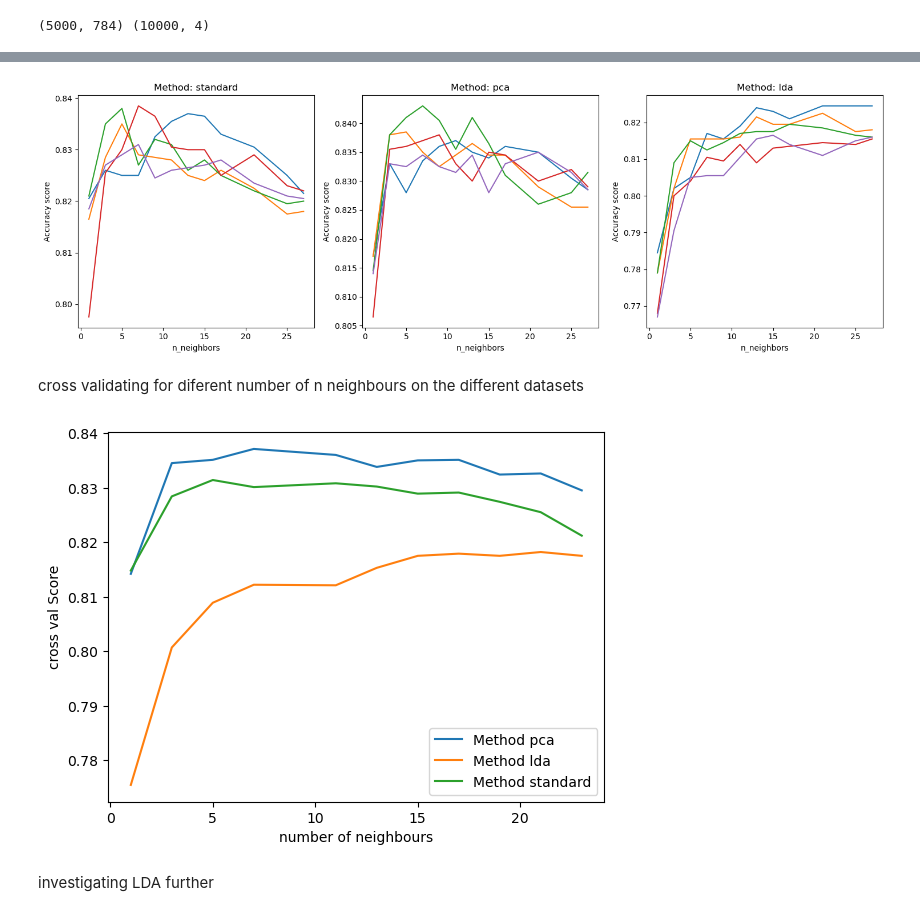
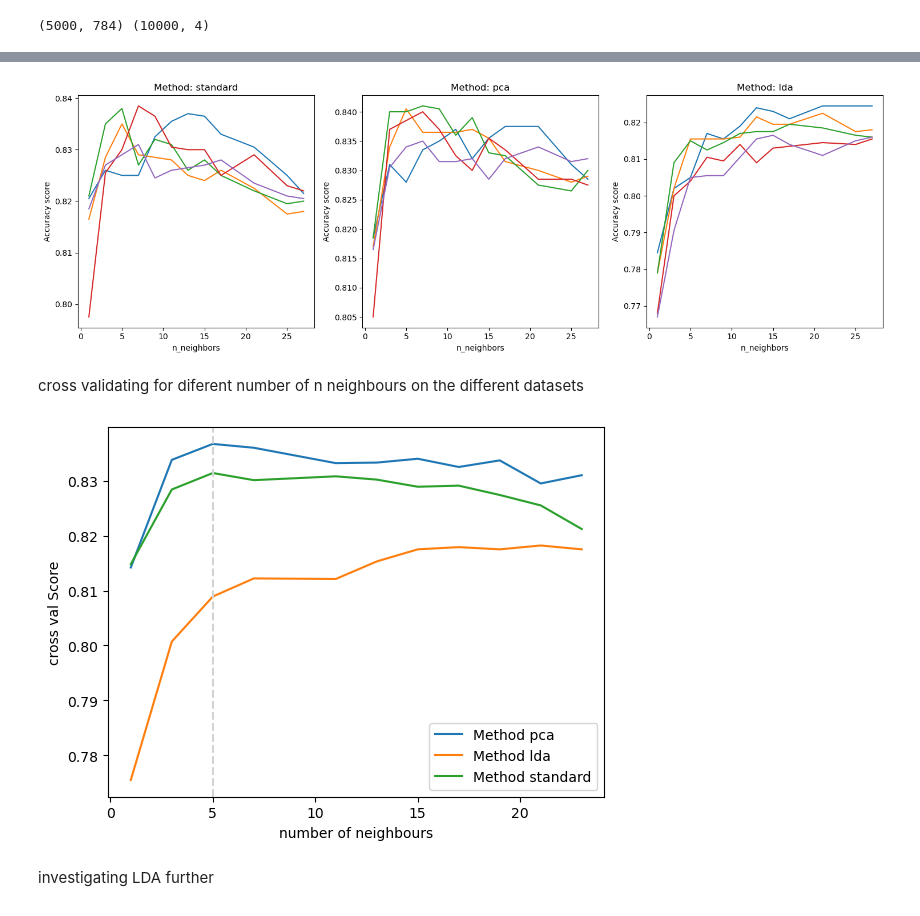
Before and after one commit to julielhagen/Clothing_classification-, a Jupyter notebook: Knn.ipynb, the cells around one changed output, grey strips where cells are left out. Drawn from its saved outputs; the diff is of its cells as text; code cells hidden in the pictures.

```diff
--- a/Knn.ipynb
+++ b/Knn.ipynb
@@ -188,7 +142,7 @@ def cross_val_plot(X, y, n_values, cv, method):
         if method == 'lda':
             model = make_pipeline(StandardScaler(),LinearDiscriminantAnalysis(n_components=4), KNeighborsClassifier(n_neighbors=n))
         elif method == 'pca':
-            model = make_pipeline(StandardScaler(),PCA(n_components=137), KNeighborsClassifier(n_neighbors=n))
+            model = make_pipeline(StandardScaler(),PCA(n_components=83), KNeighborsClassifier(n_neighbors=n))
         elif method == 'standard':
             model = make_pipeline( StandardScaler(),KNeighborsClassifier(n_neighbors=n))
         else:
@@ -218,7 +172,7 @@ plt.savefig("cross_val.png")
 plt.tight_layout()
 plt.show()
 # %% [output]
-[figure, old version]
+[figure, new version]
 # %%
 def cross_val_mean(X, y, n, cv, method):
     """
@@ -237,7 +191,7 @@ def cross_val_mean(X, y, n, cv, method):
     if method == 'lda':
         model = make_pipeline(StandardScaler(),LinearDiscriminantAnalysis(n_components=4), KNeighborsClassifier(n_neighbors=n))
     elif method == 'pca':
-        model = make_pipeline(StandardScaler(),PCA(n_components=137), KNeighborsClassifier(n_neighbors=n))
+        model = make_pipeline(StandardScaler(),PCA(n_components=83), KNeighborsClassifier(n_neighbors=n))
     elif method == 'standard':
         model = make_pipeline(StandardScaler(), KNeighborsClassifier(n_neighbors=n))
     else:
@@ -264,23 +218,23 @@ cv = 5
 # %%
 # Create a figure and axis
 fig, ax = plt.subplots()
 
 Methods =['pca','lda','standard']
 # Plot each set of scores
 for i, scores in enumerate(data_set_all_scores):
     label = f'Method {Methods[i]}'  # You can customize the labels
     ax.plot(n_values,scores, label=label)
 
 # Add labels and legend
 ax.set_xlabel('number of neighbours')
 ax.set_ylabel('cross val Score')
 ax.legend()
-
+ax.axvline(x=5, color='lightgrey', linestyle='--', label='x=5')
 # Show the plot
 plt.savefig("cross_val_knn_lda_pca.png")
 plt.show()
 # %% [output]
-[figure, old version]
+[figure, new version]
 # %% [markdown]
 investigating LDA further
 # %%
```
Also changed, not shown: parts of 17 cells of this notebook, 4 other files.
